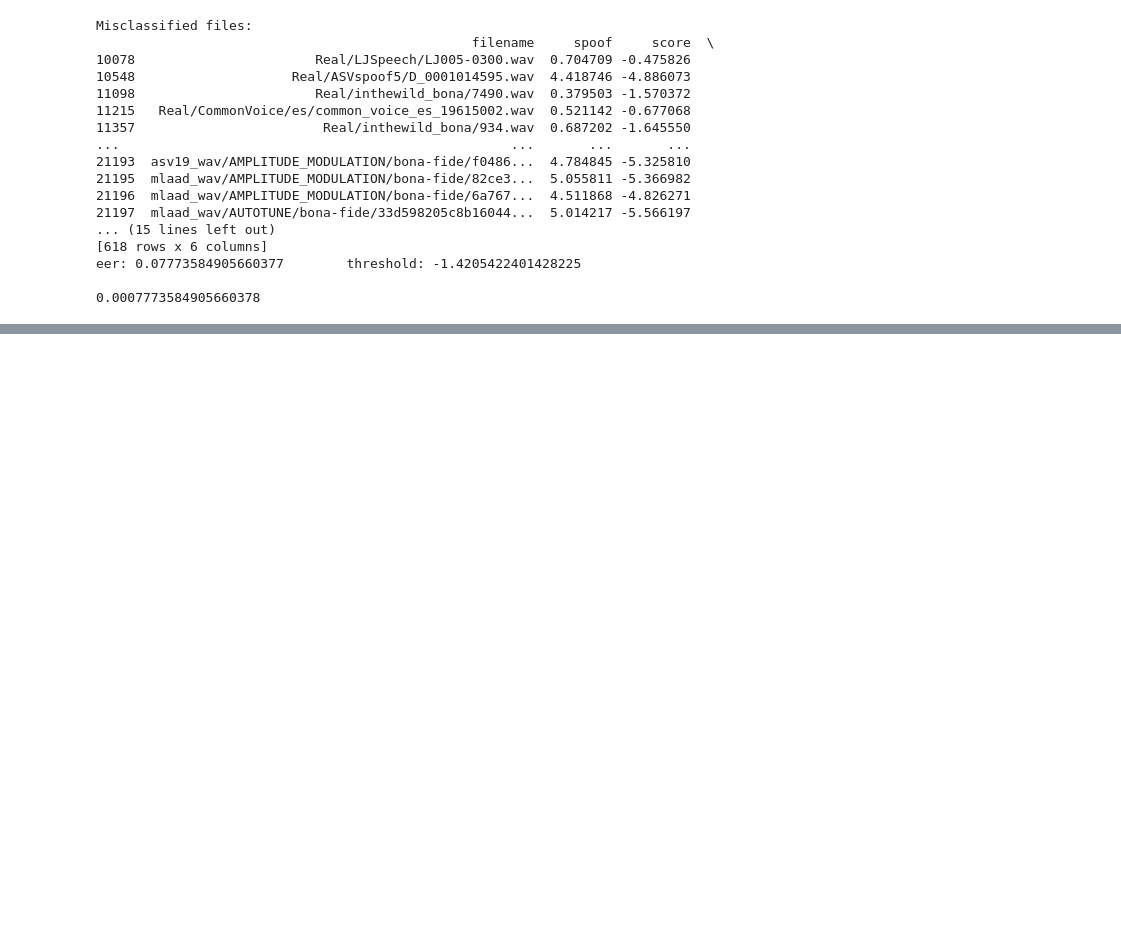
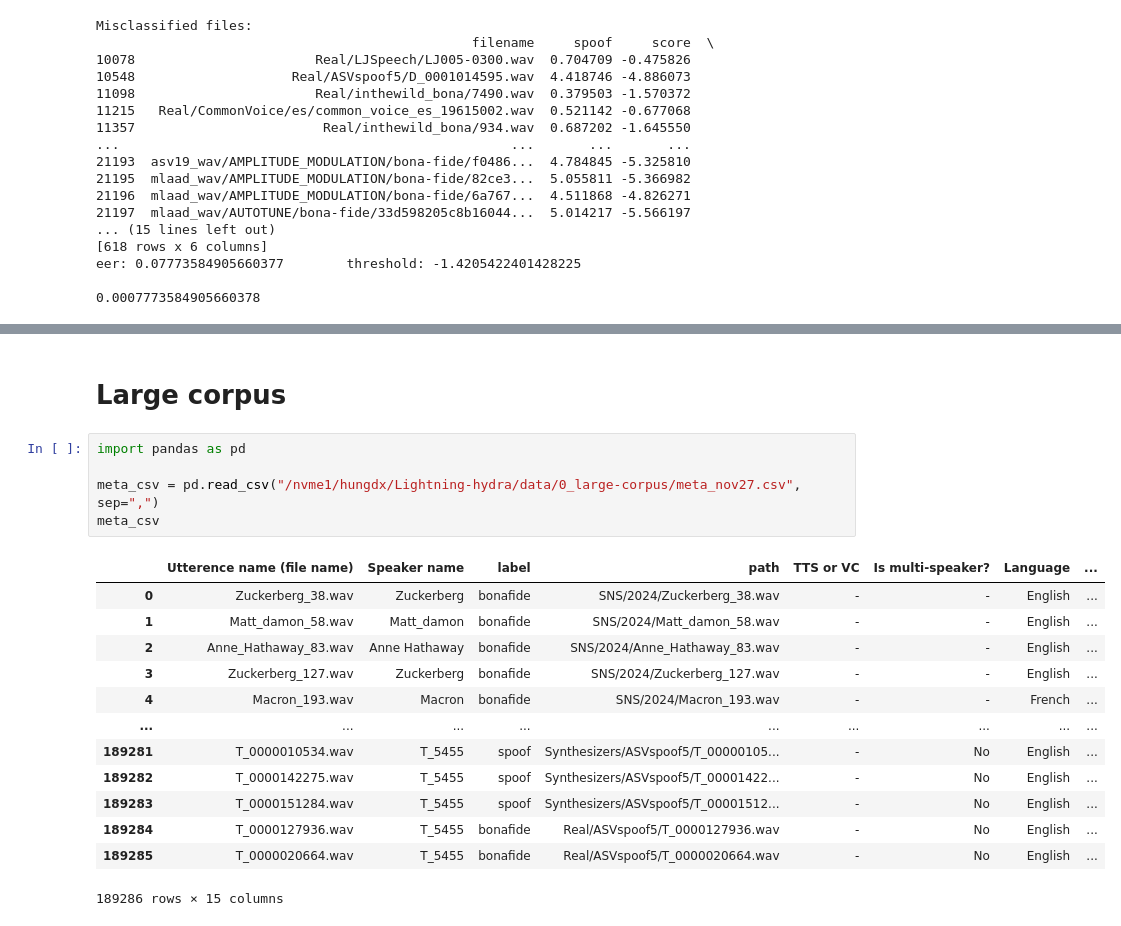
Before and after one commit to hungdinhxuan/Lightning-hydra, a Jupyter notebook: notebooks/eval.ipynb, the cells around one changed output, grey strips where cells are left out. Cells and saved outputs as stored; diff of their text form; blank space fills up the shorter version.

```diff
--- a/notebooks/eval.ipynb
+++ b/notebooks/eval.ipynb
@@ -4432,0 +4569,21 @@ eer: 0.07773584905660377        threshold: -1.4205422401428225
+# %% [markdown]
+# Large corpus
+# %%
+import pandas as pd
+
+meta_csv = pd.read_csv("/nvme1/hungdx/Lightning-hydra/data/0_large-corpus/meta_nov27.csv", sep=",")
+meta_csv
+# %% [output]
+|  | Utterence name (file name) | Speaker name | label | path | TTS or VC | Is multi-speaker? | Language | ... |
+| 0 | Zuckerberg_38.wav | Zuckerberg | bonafide | SNS/2024/Zuckerberg_38.wav | - | - | English | ... |
+| 1 | Matt_damon_58.wav | Matt_damon | bonafide | SNS/2024/Matt_damon_58.wav | - | - | English | ... |
+| 2 | Anne_Hathaway_83.wav | Anne Hathaway | bonafide | SNS/2024/Anne_Hathaway_83.wav | - | - | English | ... |
+| 3 | Zuckerberg_127.wav | Zuckerberg | bonafide | SNS/2024/Zuckerberg_127.wav | - | - | English | ... |
+| 4 | Macron_193.wav | Macron | bonafide | SNS/2024/Macron_193.wav | - | - | French | ... |
+| ... | ... | ... | ... | ... | ... | ... | ... | ... |
+| 189281 | T_0000010534.wav | T_5455 | spoof | Synthesizers/ASVspoof5/T_00000105... | - | No | English | ... |
+| 189282 | T_0000142275.wav | T_5455 | spoof | Synthesizers/ASVspoof5/T_00001422... | - | No | English | ... |
+| 189283 | T_0000151284.wav | T_5455 | spoof | Synthesizers/ASVspoof5/T_00001512... | - | No | English | ... |
+| 189284 | T_0000127936.wav | T_5455 | bonafide | Real/ASVspoof5/T_0000127936.wav | - | No | English | ... |
+| 189285 | T_0000020664.wav | T_5455 | bonafide | Real/ASVspoof5/T_0000020664.wav | - | No | English | ... |
+189286 rows × 15 columns
```
Also changed, not shown: parts of 8 cells of this notebook, 16 other files.
